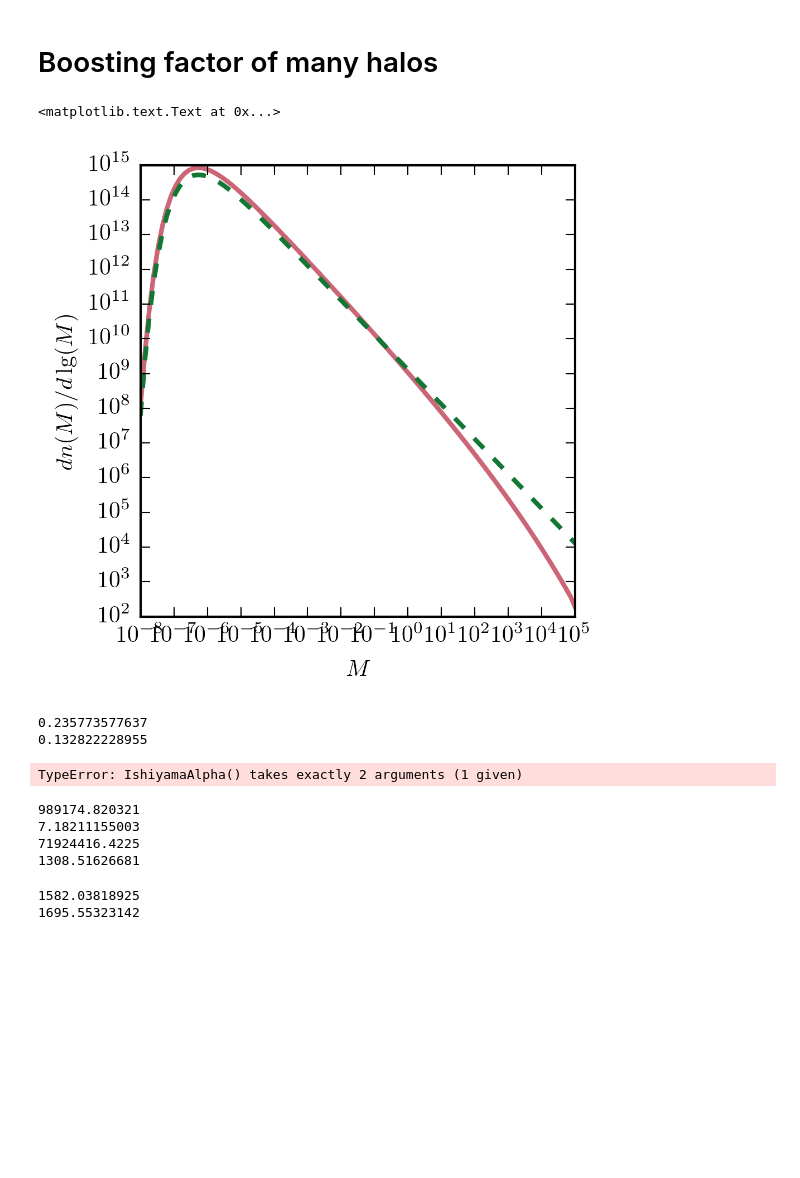
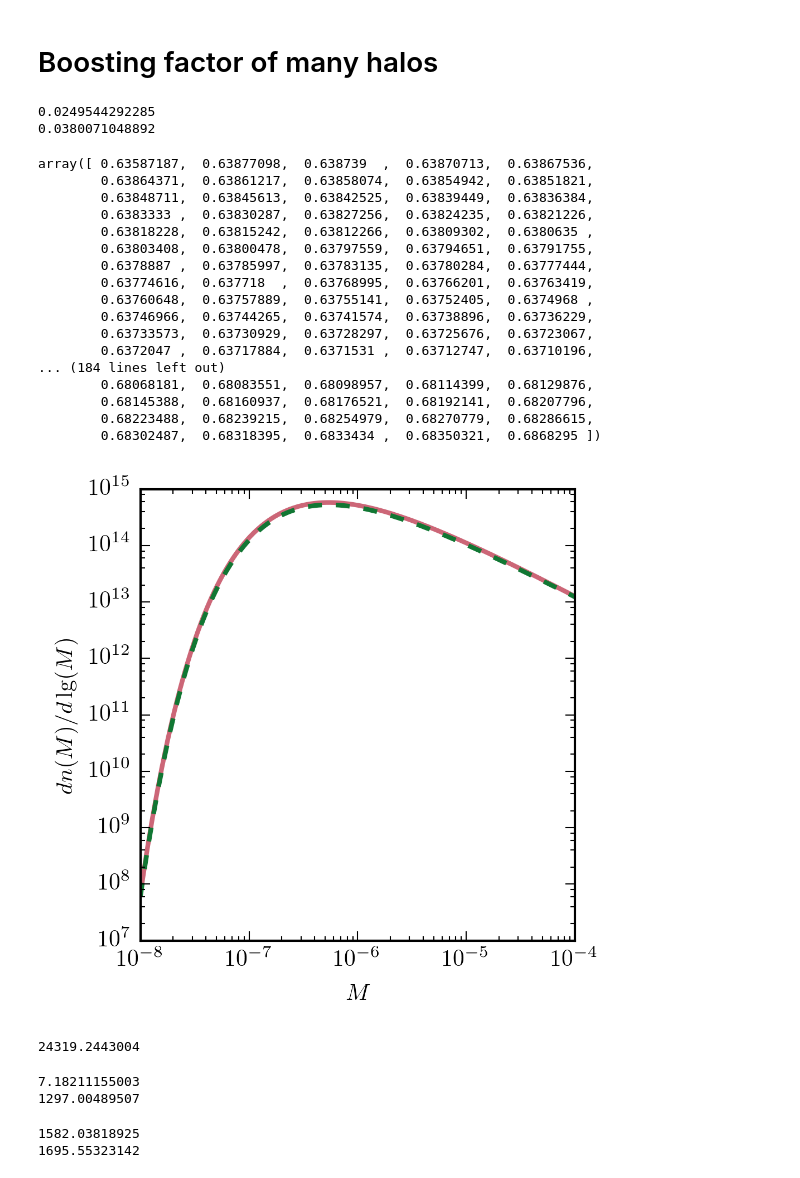
Before and after one commit to lue/dmb, a Jupyter notebook: integrate_mf.ipynb, the cells around one changed output. Saved outputs shown, nothing was run; the diff lists cells and outputs as text; code cells hidden in the pictures; blank space fills up the shorter version.

```diff
--- a/integrate_mf.ipynb
+++ b/integrate_mf.ipynb
@@ -40,24 +40,42 @@ def myPS(M, Mcut, z, cosmo):
 
 def mf_Diemand(M, Mcut, cosmo):
     return 2.8e9*(M*cosmo.h)**-1*np.exp(-(M/Mcut)**-0.666) * cosmo.h**3
-
-mf = myPS(M_list, 1e-6, z, cosmo)
-plt.plot(M_list, mf)
-plt.plot(M_list, mf_Diemand(M_list, 1e-6, cosmo) , '--')
-plt.xscale('log')
-plt.yscale('log')
-plt.xlabel(r'$M$')
-plt.ylabel(r'$dn(M)/d\lg(M)$')
-# %% [output]
-<matplotlib.text.Text at 0x...>
-[figure, removed]
 # %%
-M_list = np.logspace(-8, 10, 1e3)
+
+M_list = np.logspace(-8, -4, 1e3)
+
+mf = myPS(M_list, 1e-6, z, cosmo)
+plt.plot(M_list, mf)
+plt.plot(M_list, mf_Diemand(M_list, 1e-6, cosmo) , '--')
+plt.xscale('log')
+plt.yscale('log')
+plt.xlabel(r'$M$')
+plt.ylabel(r'$dn(M)/d\lg(M)$')
+
 print np.trapz(mf_Diemand(M_list, 1e-6, cosmo)*M_list, np.log10(M_list)) / (AST_rho_crit_0_Mpc3*cosmo.Om0)
 print np.trapz(myPS(M_list, 1e-6, z, cosmo)*M_list, np.log10(M_list)) / (AST_rho_crit_0_Mpc3*cosmo.Om0)
+mf_Diemand(M_list, 1e-6, cosmo) / myPS(M_list, 1e-6, z, cosmo)
 # %% [output]
-0.235773577637
-0.132822228955
+0.0249544292285
+0.0380071048892
+array([ 0.63587187,  0.63877098,  0.638739  ,  0.63870713,  0.63867536,
+        0.63864371,  0.63861217,  0.63858074,  0.63854942,  0.63851821,
+        0.63848711,  0.63845613,  0.63842525,  0.63839449,  0.63836384,
+        0.6383333 ,  0.63830287,  0.63827256,  0.63824235,  0.63821226,
+        0.63818228,  0.63815242,  0.63812266,  0.63809302,  0.6380635 ,
+        0.63803408,  0.63800478,  0.63797559,  0.63794651,  0.63791755,
+        0.6378887 ,  0.63785997,  0.63783135,  0.63780284,  0.63777444,
+        0.63774616,  0.637718  ,  0.63768995,  0.63766201,  0.63763419,
+        0.63760648,  0.63757889,  0.63755141,  0.63752405,  0.6374968 ,
+        0.63746966,  0.63744265,  0.63741574,  0.63738896,  0.63736229,
+        0.63733573,  0.63730929,  0.63728297,  0.63725676,  0.63723067,
+        0.6372047 ,  0.63717884,  0.6371531 ,  0.63712747,  0.63710196,
+... (184 lines left out)
+        0.68068181,  0.68083551,  0.68098957,  0.68114399,  0.68129876,
+        0.68145388,  0.68160937,  0.68176521,  0.68192141,  0.68207796,
+        0.68223488,  0.68239215,  0.68254979,  0.68270779,  0.68286615,
+        0.68302487,  0.68318395,  0.6833434 ,  0.68350321,  0.6868295 ])
+[figure, added]
 # %%
 R_global = 0
 M_list = np.logspace(-6, 1, 1e2)
@@ -68,7 +86,7 @@ mf = myPS(M_list, 1e-6, z, cosmo)
 for i in range(len(M_list)-1):
 #     print i,
     M = M_list[i]
-    alpha = IshiyamaAlpha(M)
+    alpha = IshiyamaAlpha(M, 1e-6)
     c = concentration(M, 'vir', z, model='diemer15')
 #     profile = NFWProfile(M=M, mdef='vir', z=z, c=c)
 #     rho0, rs = profile.fundamentalParameters(M, c, z, 'vir')
@@ -79,7 +97,7 @@ for i in range(len(M_list)-1):
 
 print R_global / ((AST_rho_crit_0_Mpc3*cosmo.Om0)**2 / (1e9 / (1+z)**3))
 # %% [output]
-TypeError: IshiyamaAlpha() takes exactly 2 arguments (1 given)
+24319.2443004
 # %%
 def GlobalBoosting(z, params):
     '''
@@ -143,7 +161,7 @@ def HaloBoost(z, M, c, alpha):
     V = np.concatenate([[0], 4./3.*np.pi*R**3])
     V = np.diff(V)
     rho2V = rho**2*V
-    print np.sum(rho*V)
+#     print np.sum(rho*V)
 #     plt.plot(rho2V,'-+')
     B_nu = rho2V.sum() * V.sum() / M**2
     return B_nu, V.sum(), c, rs
@@ -161,14 +179,14 @@ def HaloBoost2(z, M, c, alpha):
     rho0, rs = profile.fundamentalParameters(M, c, z, 'vir')
     Rmax= c*rs
     if alpha==1:
-        R = np.logspace(np.log10(rs)-4, np.log10(Rmax)+20, 10000)
+        R = np.logspace(np.log10(rs)-4, np.log10(Rmax)+0, 10000)
     else:
         R = np.logspace(np.log10(Rmax)-24, np.log10(Rmax), 1000)
     rho = NFWa(R, rs, rho0, alpha=alpha)
     V = np.concatenate([[0], 4./3.*np.pi*R**3])
     V = np.diff(V)
     rho2V = rho**2*V
-    print np.sum(rho*V)
+#     print np.sum(rho*V)
 #     plt.plot(rho2V,'-+')
     rho_mean = (AST_rho_crit_0_kpc3*(1+z)**3*cosmo.Om0)
     equiv_V = M / rho_mean
@@ -181,10 +199,8 @@ print a
 a,b,c,d = HaloBoost2(10.0,1e6,3.0,1.0)
 print a
 # %% [output]
-989174.820321
 7.18211155003
-71924416.4225
-1308.51626681
+1297.00489507
 # %%
 params = {'logMcrit': -6, 'Ishiyama': False, 'c_scatter': 0.16, 'cosmo': cosmo, 'subhalos': False}
 print GlobalBoosting(10.0, params)
```
Also changed, not shown: parts of 5 cells of this notebook, 1 other file.
